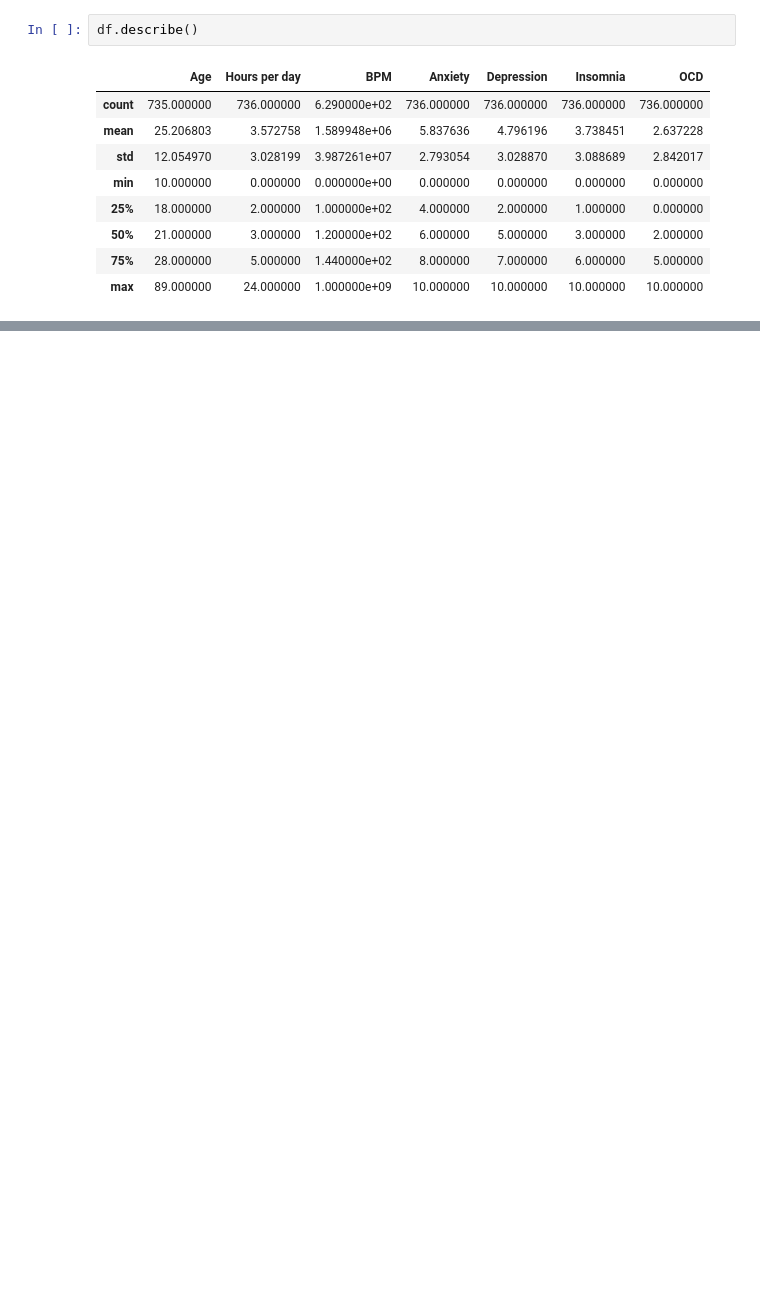
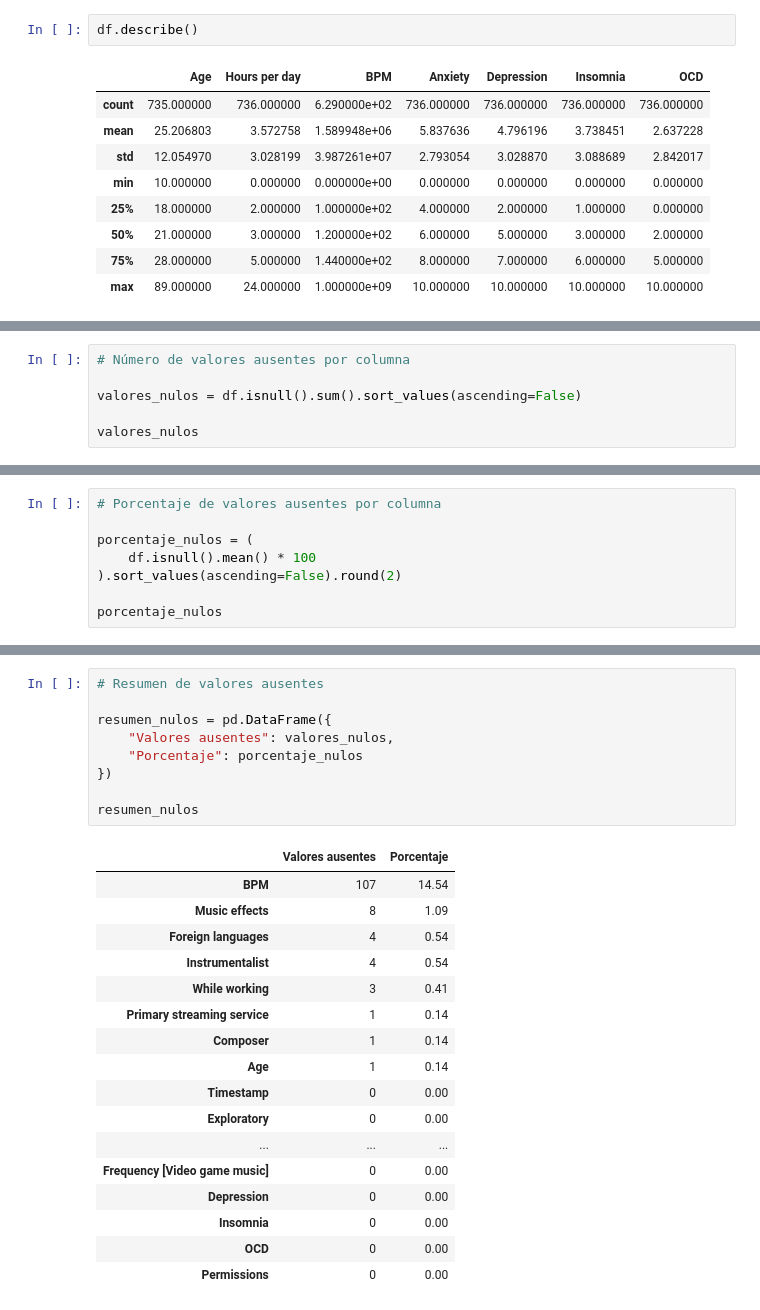
Before and after one commit to ORTZI15/musica_y_subconsciente, a Jupyter notebook: src/notebooks/00_Exploracion_inicial.ipynb, the cells around one changed output, grey strips where cells are left out. Cells and saved outputs as stored; diff of their text form; blank space fills up the shorter version.

```diff
--- a/src/notebooks/00_Exploracion_inicial.ipynb
+++ b/src/notebooks/00_Exploracion_inicial.ipynb
@@ -102,0 +247,6 @@ Name: count, dtype: int64
+# %%
+# Número de valores ausentes por columna
+
+valores_nulos = df.isnull().sum().sort_values(ascending=False)
+
+valores_nulos
@@ -102,0 +271,8 @@ Name: count, dtype: int64
+# %%
+# Porcentaje de valores ausentes por columna
+
+porcentaje_nulos = (
+    df.isnull().mean() * 100
+).sort_values(ascending=False).round(2)
+
+porcentaje_nulos
@@ -102,0 +297,27 @@ Name: count, dtype: int64
+# %%
+# Resumen de valores ausentes
+
+resumen_nulos = pd.DataFrame({
+    "Valores ausentes": valores_nulos,
+    "Porcentaje": porcentaje_nulos
+})
+
+resumen_nulos
+# %% [output]
+|  | Valores ausentes | Porcentaje |
+| BPM | 107 | 14.54 |
+| Music effects | 8 | 1.09 |
+| Foreign languages | 4 | 0.54 |
+| Instrumentalist | 4 | 0.54 |
+| While working | 3 | 0.41 |
+| Primary streaming service | 1 | 0.14 |
+| Composer | 1 | 0.14 |
+| Age | 1 | 0.14 |
+| Timestamp | 0 | 0.00 |
+| Exploratory | 0 | 0.00 |
+| ... | ... | ... |
+| Frequency [Video game music] | 0 | 0.00 |
+| Depression | 0 | 0.00 |
+| Insomnia | 0 | 0.00 |
+| OCD | 0 | 0.00 |
+| Permissions | 0 | 0.00 |
```
Also changed, not shown: parts of 49 cells of this notebook, 2 other files.
